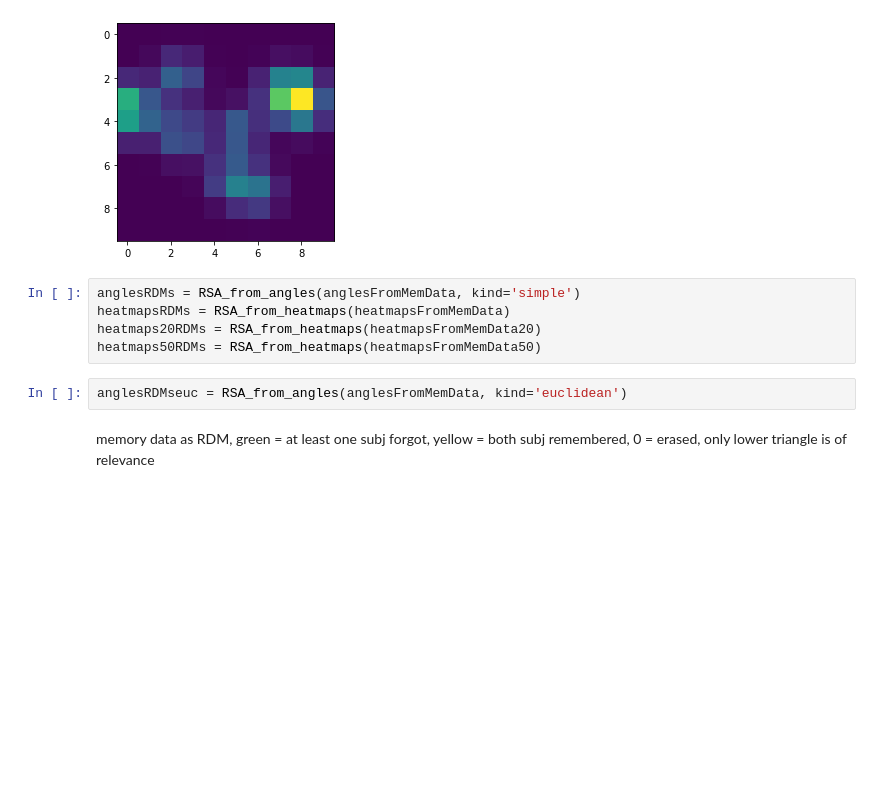
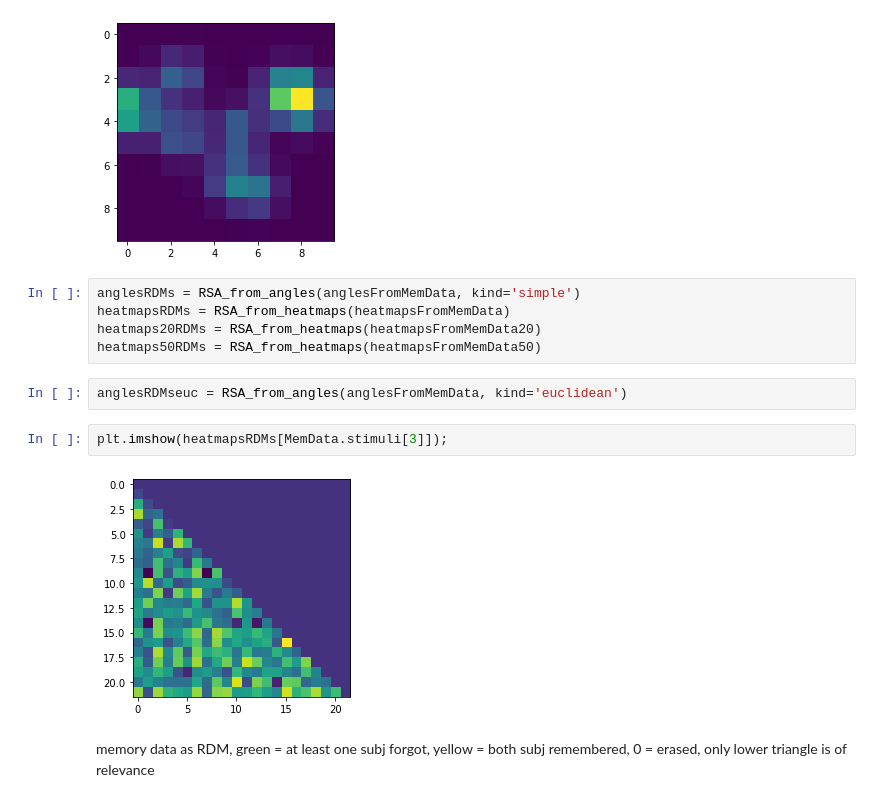
Before and after one commit to jozsarato/PyEyeSim, a Jupyter notebook: Notebooks/RDMDemo.ipynb, the cells around one changed output. Saved outputs shown, nothing was run; the diff lists cells and outputs as text; blank space fills up the shorter version.

```diff
--- a/Notebooks/RDMDemo.ipynb
+++ b/Notebooks/RDMDemo.ipynb
@@ -168,6 +182,10 @@ heatmaps20RDMs = RSA_from_heatmaps(heatmapsFromMemData20)
 heatmaps50RDMs = RSA_from_heatmaps(heatmapsFromMemData50)
 # %%
 anglesRDMseuc = RSA_from_angles(anglesFromMemData, kind='euclidean')
+# %%
+plt.imshow(heatmapsRDMs[MemData.stimuli[3]]);
+# %% [output]
+[figure, added]
 # %% [markdown]
 memory data as RDM, green = at least one subj forgot, yellow = both subj remembered, 0 = erased, only lower triangle is of relevance
 # %%
```
Also changed, not shown: parts of 8 cells of this notebook.
